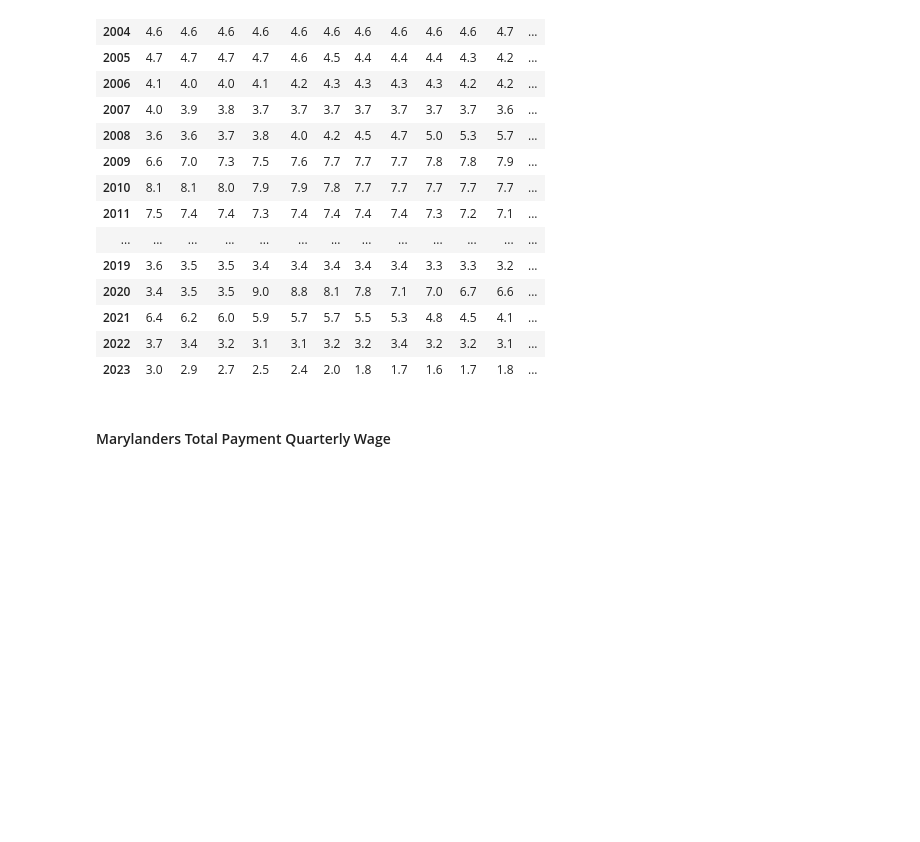
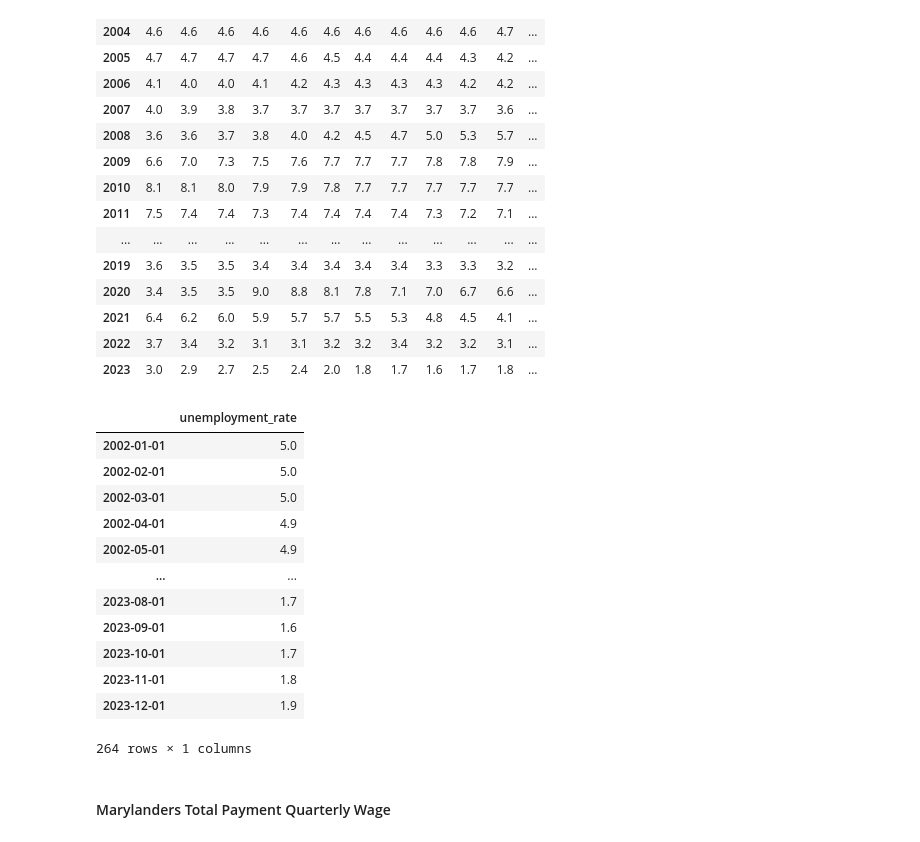
Before and after one commit to bennicholson2/Maryland-Automotive-Industry, a Jupyter notebook: analysis_chapters/01_data_preparation.ipynb, the cells around one changed output. Saved outputs shown, nothing was run; the diff lists cells and outputs as text; code cells hidden in the pictures; blank space fills up the shorter version.

```diff
--- a/analysis_chapters/01_data_preparation.ipynb
+++ b/analysis_chapters/01_data_preparation.ipynb
@@ -416,6 +444,21 @@ unemployment_rate
 # %%
 unemployment_rate = convert_to_long_format(unemployment_rate,'2002-01-01','2024-01-01','unemployment_rate','M')
 unemployment_rate.index = pd.to_datetime(unemployment_rate.index)
+unemployment_rate
+# %% [output]
+|  | unemployment_rate |
+| 2002-01-01 | 5.0 |
+| 2002-02-01 | 5.0 |
+| 2002-03-01 | 5.0 |
+| 2002-04-01 | 4.9 |
+| 2002-05-01 | 4.9 |
+| ... | ... |
+| 2023-08-01 | 1.7 |
+| 2023-09-01 | 1.6 |
+| 2023-10-01 | 1.7 |
+| 2023-11-01 | 1.8 |
+| 2023-12-01 | 1.9 |
+264 rows × 1 columns
 # %%
 unemployment_rate.to_csv('/Users/ben_nicholson/Visual_Code_Projects/Personal_Projects/Maryland Automotive Industry/preprocessed_datasets/economic_datasets/unemployment_rate.csv')
 # %% [markdown]
```
Also changed, not shown: parts of 41 cells of this notebook, 6 other files.
